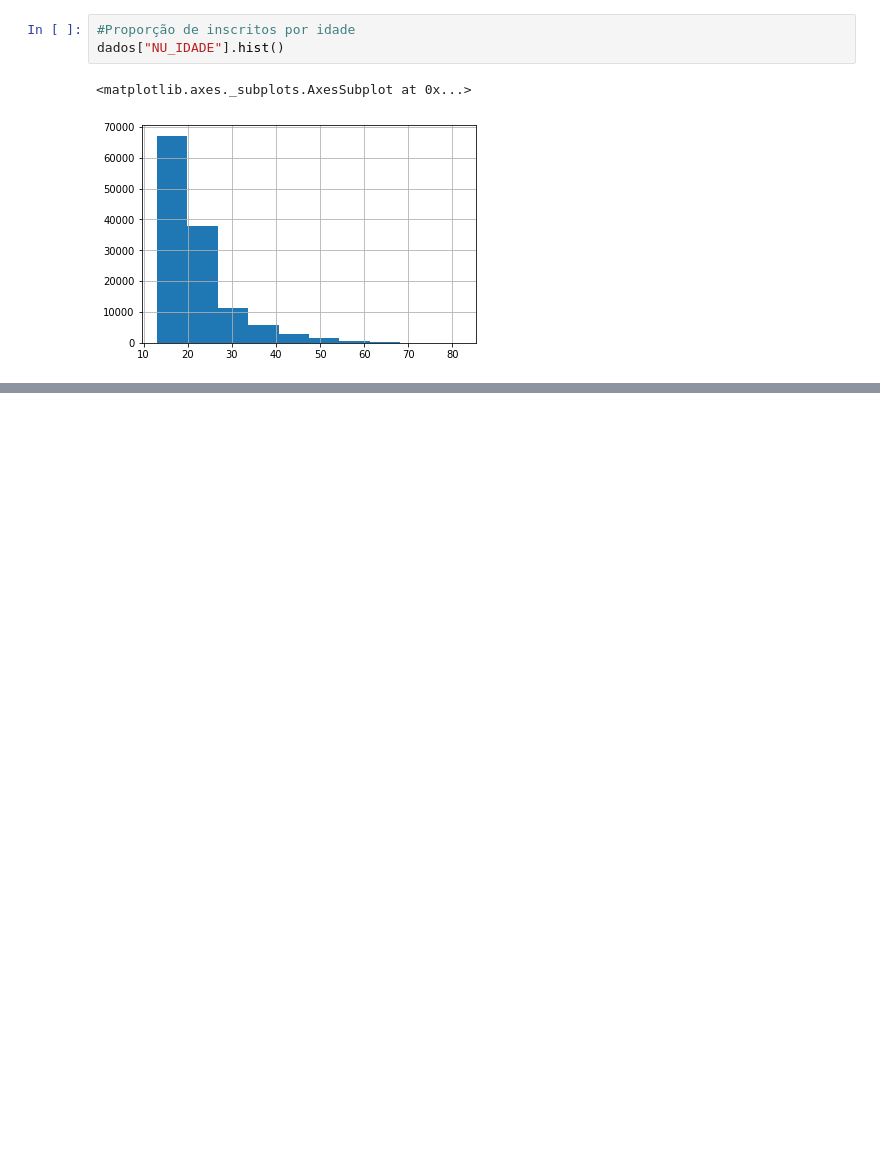
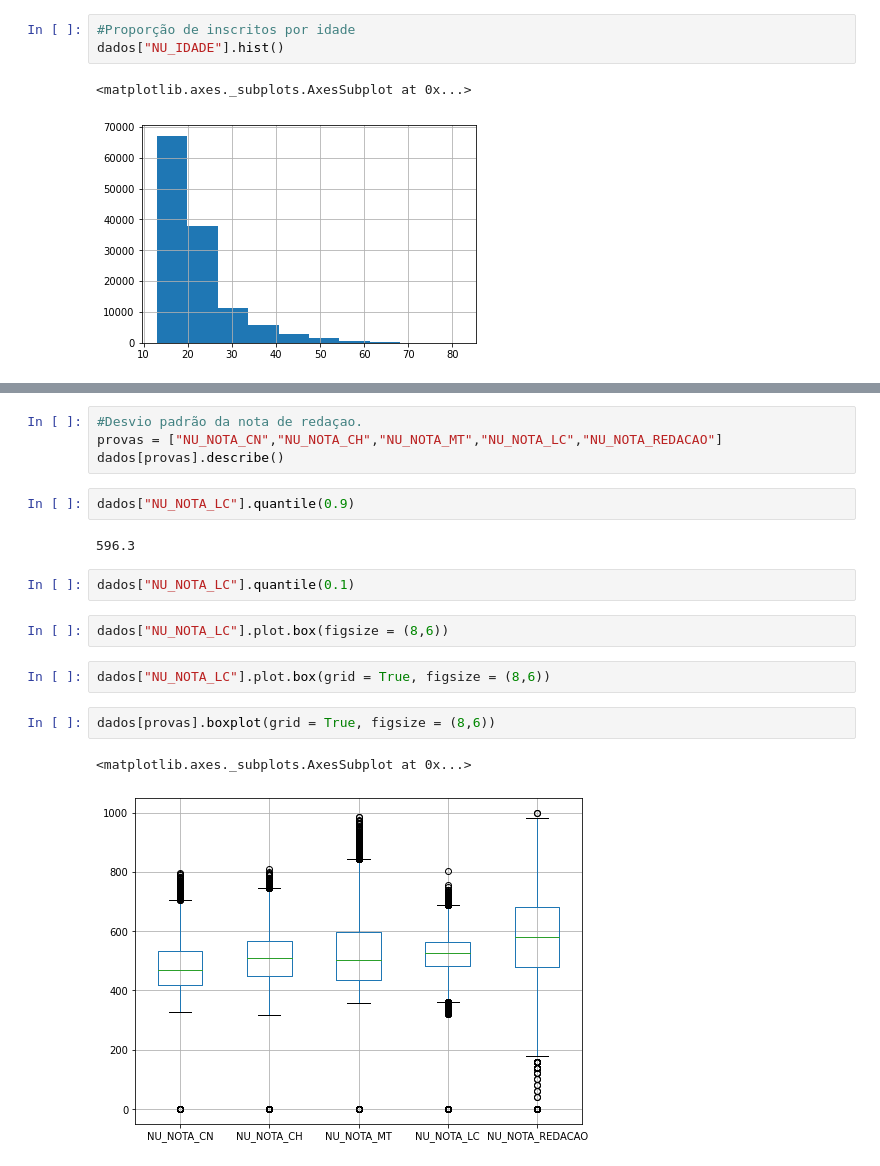
Before and after one commit to pcpiscator/Ciencia-de-dados, a Jupyter notebook: Alura01.ipynb, the cells around one changed output, grey strips where cells are left out. Drawn from its saved outputs; the diff is of its cells as text; blank space fills up the shorter version.

```diff
--- a/Alura01.ipynb
+++ b/Alura01.ipynb
@@ -47,0 +88,19 @@ dados["NU_IDADE"].hist()
+# %%
+#Desvio padrão da nota de redaçao.
+provas = ["NU_NOTA_CN","NU_NOTA_CH","NU_NOTA_MT","NU_NOTA_LC","NU_NOTA_REDACAO"]
+dados[provas].describe()
+# %%
+dados["NU_NOTA_LC"].quantile(0.9)
+# %% [output]
+596.3
+# %%
+dados["NU_NOTA_LC"].quantile(0.1)
+# %%
+dados["NU_NOTA_LC"].plot.box(figsize = (8,6))
+# %%
+dados["NU_NOTA_LC"].plot.box(grid = True, figsize = (8,6))
+# %%
+dados[provas].boxplot(grid = True, figsize = (8,6))
+# %% [output]
+<matplotlib.axes._subplots.AxesSubplot at 0x...>
+[figure, added]
```
Also changed, not shown: parts of 16 cells of this notebook.
